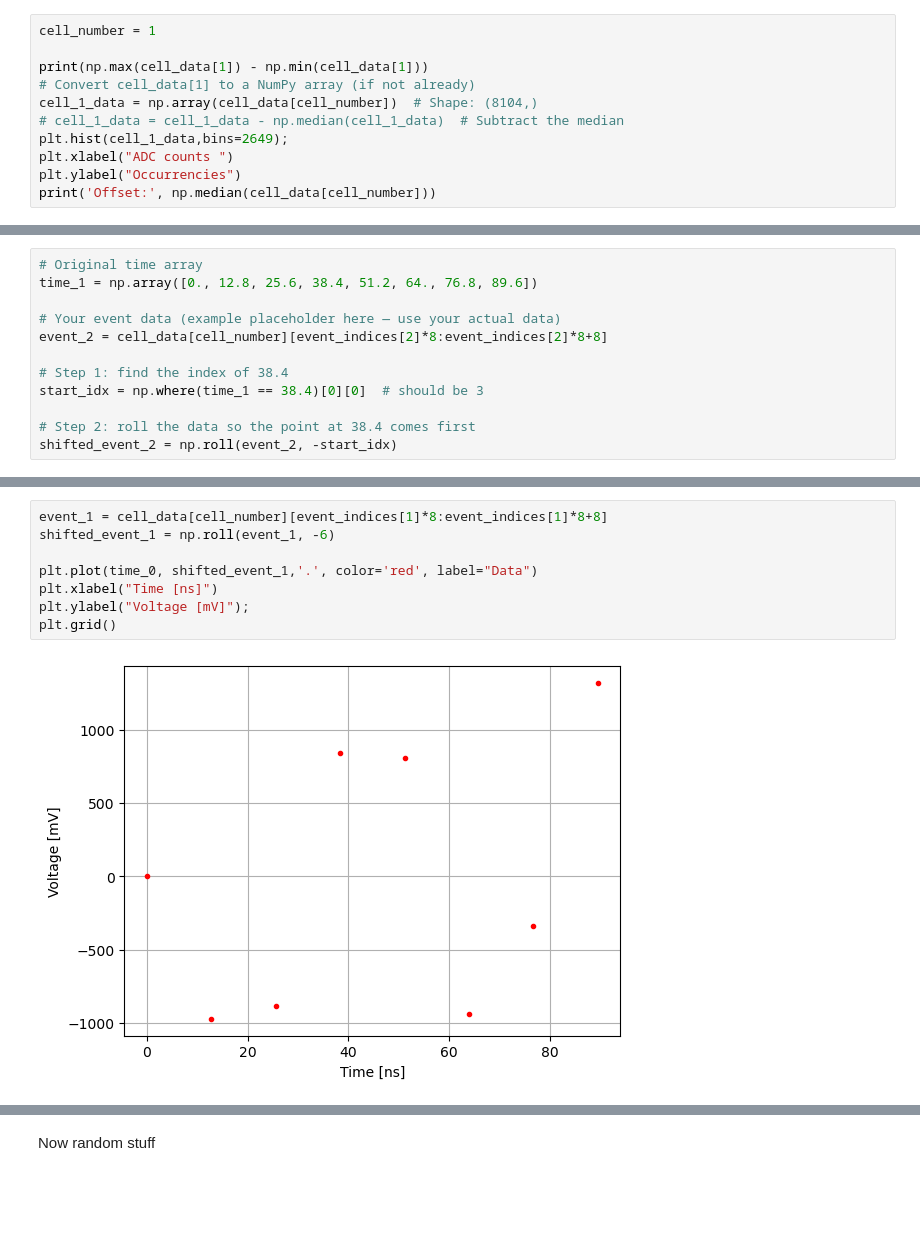
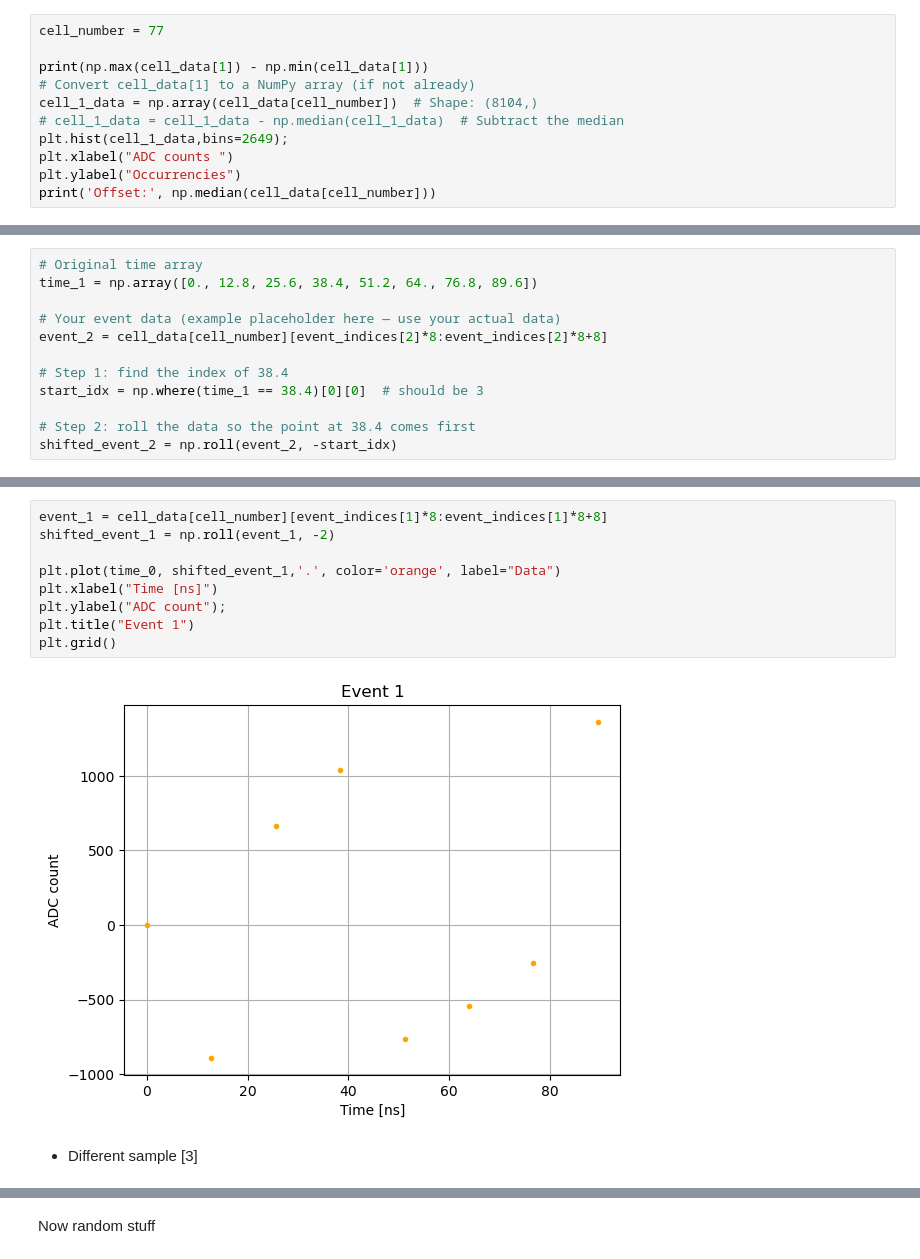
Before and after one commit to sigarnero/GasPM, a Jupyter notebook: NALU_calibration/Nalu_SingleCell.ipynb, the cells around one changed output, grey strips where cells are left out. Drawn from its saved outputs; the diff is of its cells as text; blank space fills up the shorter version.

```diff
--- a/NALU_calibration/Nalu_SingleCell.ipynb
+++ b/NALU_calibration/Nalu_SingleCell.ipynb
@@ -65,7 +65,7 @@ plt.grid()
 [ 0.  12.8 25.6 38.4 51.2 64.  76.8 89.6]
 [figure]
 # %%
-cell_number = 1
+cell_number = 77
 
 print(np.max(cell_data[1]) - np.min(cell_data[1]))
 # Convert cell_data[1] to a NumPy array (if not already)
@@ -163,10 +173,13 @@ plt.grid()
 # %%
 event_1 = cell_data[cell_number][event_indices[1]*8:event_indices[1]*8+8]
-shifted_event_1 = np.roll(event_1, -6)
+shifted_event_1 = np.roll(event_1, -2)
 
-plt.plot(time_0, shifted_event_1,'.', color='red', label="Data")
+plt.plot(time_0, shifted_event_1,'.', color='orange', label="Data")
 plt.xlabel("Time [ns]")
-plt.ylabel("Voltage [mV]");
+plt.ylabel("ADC count");
+plt.title("Event 1")
 plt.grid()
 # %% [output]
-[figure, old version]
+[figure, new version]
+# %% [markdown]
+* Different sample [3]
```
Also changed, not shown: parts of 26 cells of this notebook, 1 other file.
